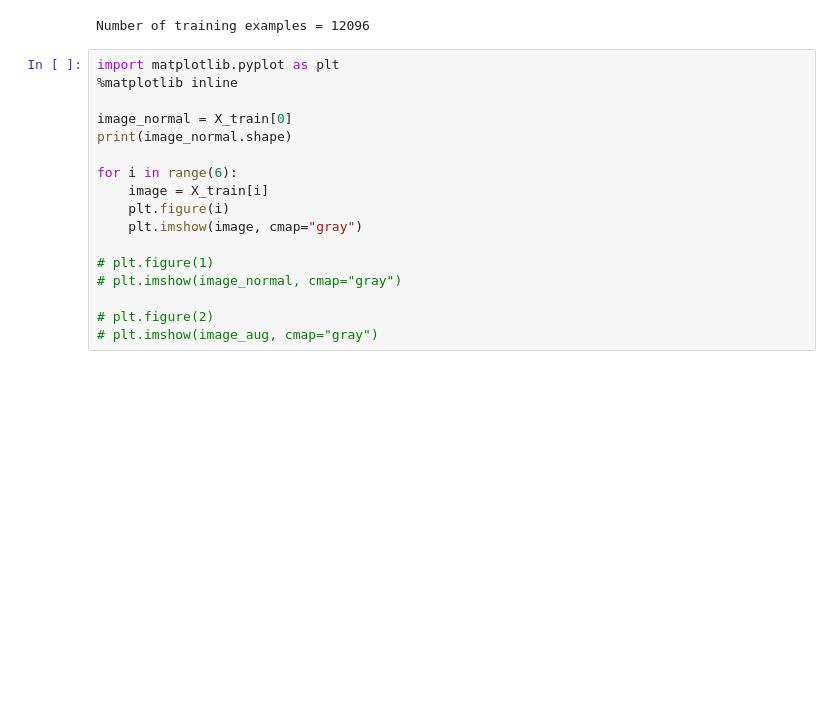
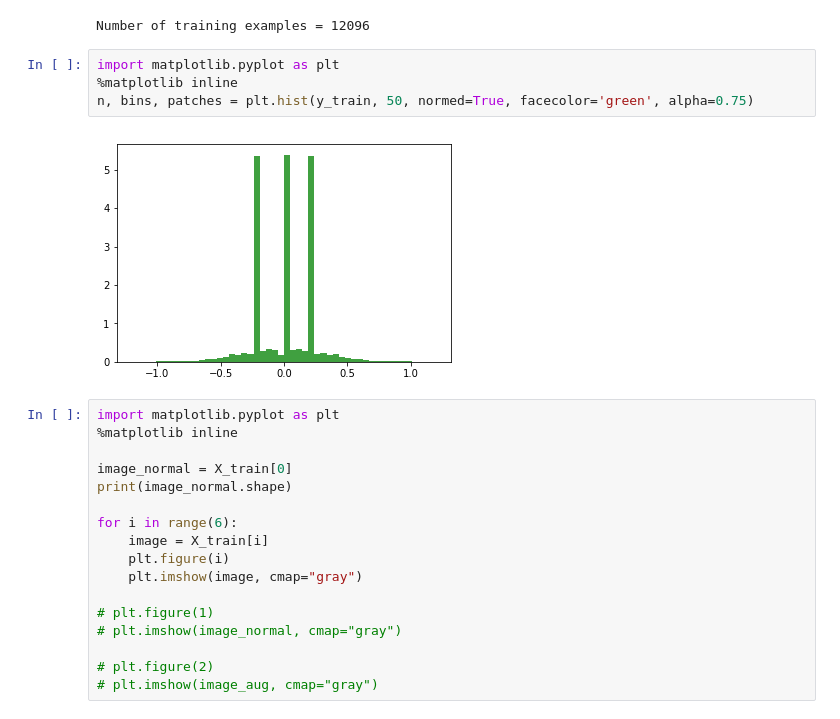
Before and after one commit to clockworkbits/CarND-Behavioral-Cloning-P3, a Jupyter notebook: Behavioral_cloning.ipynb, the cells around one changed output. Saved outputs shown, nothing was run; the diff lists cells and outputs as text; blank space fills up the shorter version.

Commit message:
Add the data histogram.

```diff
--- a/Behavioral_cloning.ipynb
+++ b/Behavioral_cloning.ipynb
@@ -48,6 +48,12 @@ y_train = np.array(aug_measurments)
 print("Number of training examples =", len(X_train))
 # %% [output]
 Number of training examples = 12096
+# %%
+import matplotlib.pyplot as plt
+%matplotlib inline
+n, bins, patches = plt.hist(y_train, 50, normed=True, facecolor='green', alpha=0.75)
+# %% [output]
+[figure, added]
 # %%
 import matplotlib.pyplot as plt
 %matplotlib inline
```
